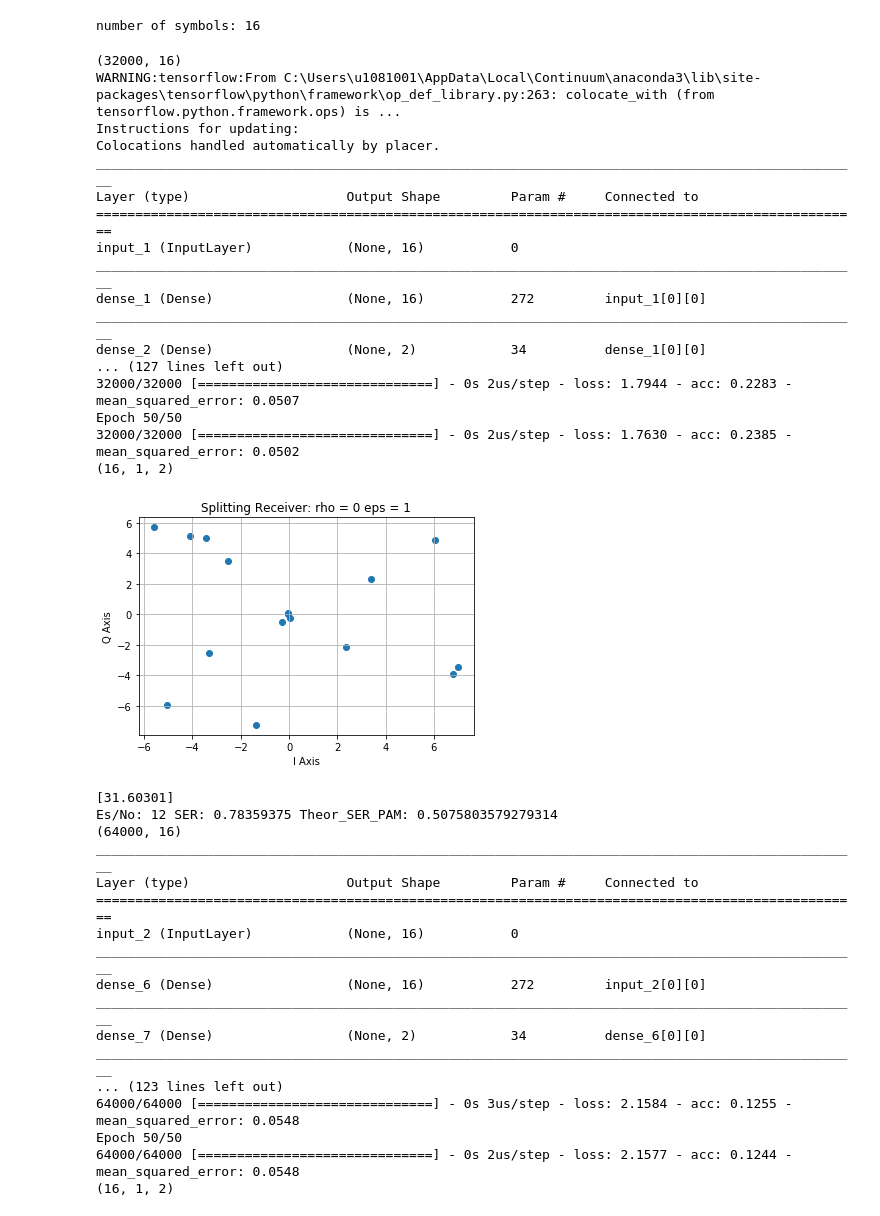
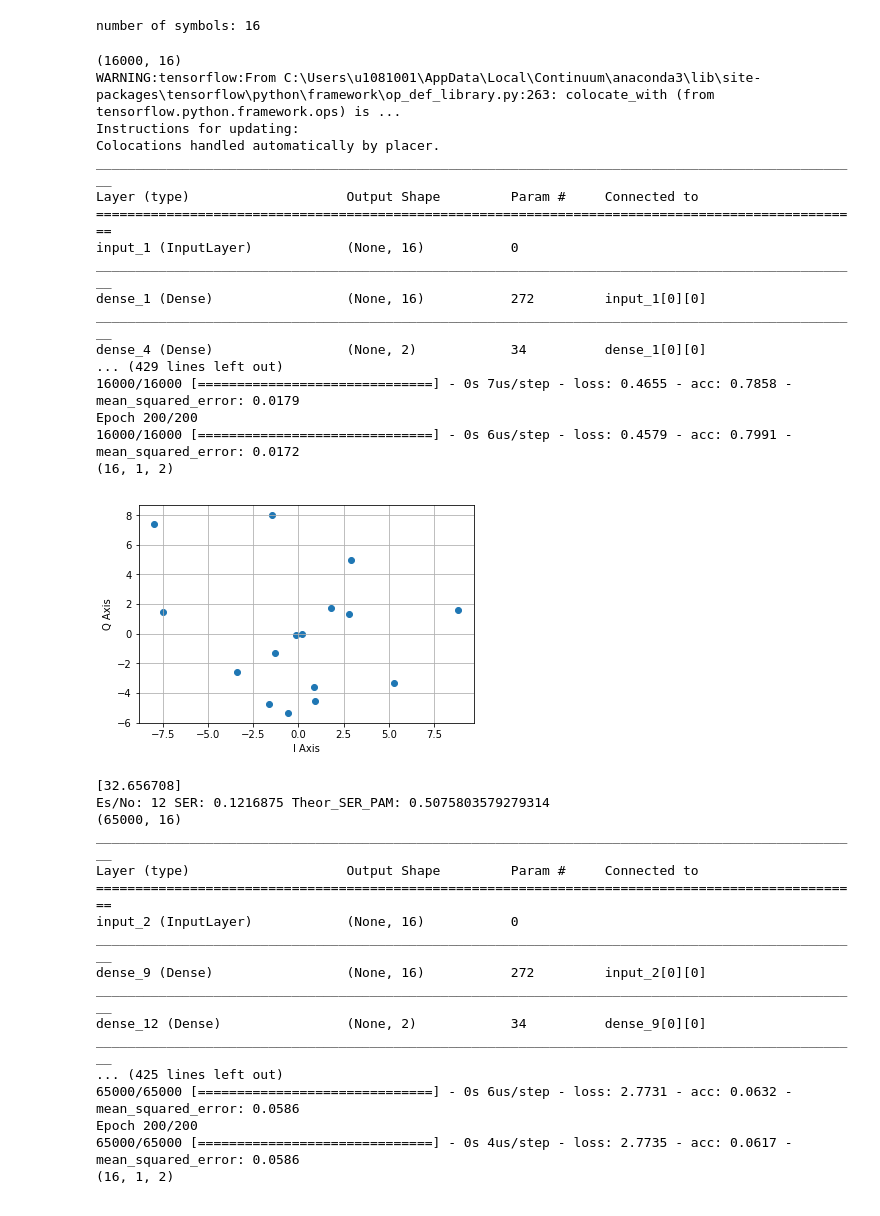
Before and after one commit to keerthisuresh/ANU, a Jupyter notebook: SplittingRx_Rho0_11.ipynb, the cells around one changed output. Drawn from its saved outputs; the diff is of its cells as text; code cells hidden in the pictures.

```diff
--- a/SplittingRx_Rho0_11.ipynb
+++ b/SplittingRx_Rho0_11.ipynb
@@ -64,7 +64,7 @@ print('number of symbols:',M)
 # %% [output]
 number of symbols: 16
 # %%
-def set_up_train_nn(P,EsNodB):
+def set_up_train_nn(P):
     label = np.random.randint(M,size=N)
 
     # creating one hot encoded vectors
@@ -80,28 +80,26 @@ def set_up_train_nn(P,EsNodB):
 
 
     # Defined Autoencoder
-    batch_size = 4096*2
+    batch_size = 4096
 
     # Transmitter Layers
     input_signal = Input(shape=(M,))
     encoded = Dense(M, activation='relu')(input_signal)
+    encoded2 = Dense(8, activation='relu')(encoded)
+    encoded2 = Dense(4, activation='relu')(encoded)
     encoded2 = Dense(2*n_channel, activation='linear')(encoded)
 
     # Normalize Power
     encoded3 = BatchNormalization(momentum=0,epsilon=1e-6,center=False,scale=False,axis=1)(encoded2)
     encoded3 = Lambda(lambda x: x*np.sqrt(P/2))(encoded3)
 
-    #adding channel noise
-    encoded4 = Lambda(lambda x: x+K.random_normal_variable((32768*2,2), 0,np.sqrt(0.5))[0:tf.shape(x)[0],:])(encoded3)
-
-
     # Slicing into CD and PD data, and applying noise
 
-    cd_data = Lambda(lambda x: np.sqrt(rho)*np.sqrt(eps)*x)(encoded4)
+    cd_data = Lambda(lambda x: np.sqrt(rho)*np.sqrt(eps)*x)(encoded3)
     cd_data = Lambda(lambda x: x+K.random_normal_variable((32768*2,2), 0,np.sqrt(0.5))[0:tf.shape(x)[0],:])(cd_data)
 
 
-    pd_data = Lambda(lambda x: K.expand_dims((1-rho)*eta*eps*K.sum(K.square(x),axis=1),axis=1))(encoded4)
+    pd_data = Lambda(lambda x: K.expand_dims((1-rho)*eta*eps*K.sum(K.square(x),axis=1),axis=1))(encoded3)
     pd_data = Lambda(lambda x: x+K.random_normal_variable((32768*2,1), 0,np.sqrt(1))[0:tf.shape(x)[0]])(pd_data)
 
     #combining the split data to feed the decoder
@@ -113,12 +111,13 @@ def set_up_train_nn(P,EsNodB):
 
 
     # Reciever Layer
-    decoded = Dense(8, activation='relu')(data_split)
-    decoded = Dense(M, activation='relu')(data_split)
+    decoded = Dense(2, activation='linear')(data_split)
+    decoded = Dense(4, activation='relu')(decoded)
+    decoded = Dense(8, activation='relu')(decoded)
     decoded1 = Dense(M, activation='softmax')(decoded)
     autoencoder = Model(input_signal, decoded1)
 
-    adam = Adam(lr=0.2)
+    adam = Adam(lr=0.075)
     sgd = SGD(lr=0.5)
     autoencoder.compile(optimizer=adam, loss='categorical_crossentropy',metrics=['accuracy','mse'])
 
@@ -127,7 +126,7 @@ def set_up_train_nn(P,EsNodB):
 
     # traning auto encoder
     autoencoder.fit(data, data,
-                    epochs=50,
+                    epochs=200,
                     batch_size=batch_size)
 
     # making encoder from full autoencoder
@@ -160,7 +159,7 @@ def set_up_train_nn(P,EsNodB):
     return autoencoder
 # %%
 EsNodB_range = [12,14,16,20,25,26]
-N_array=[32000,64000,128000,256000,512000,512000]
+N_array=[16000,65000,55000,16000,14000,15000]
 ser = [None]*len(EsNodB_range)
 theor_ser_qam = [None]*len(EsNodB_range)
 theor_ser = [None]*len(EsNodB_range)
@@ -176,7 +175,7 @@ for n in range(0,len(EsNodB_range)):
     N=N_array[n]
 
 
-    autoencoder = set_up_train_nn(P,EsNodB_range[n])
+    autoencoder = set_up_train_nn(P)
 
     # generating data for checking SER
     test_label = np.random.randint(M,size=N)
@@ -186,54 +185,54 @@ for n in range(0,len(EsNodB_range)):
         temp = np.zeros(M)
         temp[i] = 1
         test_data.append(temp)
 
     test_data = np.array(test_data)
 
     pred_final_signal = autoencoder.predict(test_data)
 
     pred_output = np.argmax(pred_final_signal,axis=1)
     no_errors = (pred_output != test_label)
     no_errors =  no_errors.astype(int).sum()
     ser[n] = no_errors / N
 
     P_sqrtM = 0.75*special.erfc(np.sqrt(EsNo/10))
     theor_ser_qam[n] = 1-(1-P_sqrtM)**2
     theor_ser[n] = (15/16)*special.erfc(np.sqrt(EsNo/85))
 
     print ('Es/No:',EsNodB_range[n],'SER:',ser[n],'Theor_SER_PAM:',theor_ser[n])
 # %% [output]
-(32000, 16)
+(16000, 16)
 WARNING:tensorflow:From C:\Users\u1081001\AppData\Local\Continuum\anaconda3\lib\site-packages\tensorflow\python\framework\op_def_library.py:263: colocate_with (from tensorflow.python.framework.ops) is ...
 Instructions for updating:
 Colocations handled automatically by placer.
 __________________________________________________________________________________________________
 Layer (type)                    Output Shape         Param #     Connected to
 ==================================================================================================
 input_1 (InputLayer)            (None, 16)           0
 __________________________________________________________________________________________________
 dense_1 (Dense)                 (None, 16)           272         input_1[0][0]
 __________________________________________________________________________________________________
-dense_2 (Dense)                 (None, 2)            34          dense_1[0][0]
-... (127 lines left out)
-32000/32000 [==============================] - 0s 2us/step - loss: 1.7944 - acc: 0.2283 - mean_squared_error: 0.0507
-Epoch 50/50
-32000/32000 [==============================] - 0s 2us/step - loss: 1.7630 - acc: 0.2385 - mean_squared_error: 0.0502
+dense_4 (Dense)                 (None, 2)            34          dense_1[0][0]
+... (429 lines left out)
+16000/16000 [==============================] - 0s 7us/step - loss: 0.4655 - acc: 0.7858 - mean_squared_error: 0.0179
+Epoch 200/200
+16000/16000 [==============================] - 0s 6us/step - loss: 0.4579 - acc: 0.7991 - mean_squared_error: 0.0172
 (16, 1, 2)
-[figure, old version]
+[figure, new version]
-[31.60301]
-Es/No: 12 SER: 0.78359375 Theor_SER_PAM: 0.5075803579279314
-(64000, 16)
+[32.656708]
+Es/No: 12 SER: 0.1216875 Theor_SER_PAM: 0.5075803579279314
+(65000, 16)
 __________________________________________________________________________________________________
 Layer (type)                    Output Shape         Param #     Connected to
 ==================================================================================================
 input_2 (InputLayer)            (None, 16)           0
 __________________________________________________________________________________________________
-dense_6 (Dense)                 (None, 16)           272         input_2[0][0]
+dense_9 (Dense)                 (None, 16)           272         input_2[0][0]
 __________________________________________________________________________________________________
-dense_7 (Dense)                 (None, 2)            34          dense_6[0][0]
+dense_12 (Dense)                (None, 2)            34          dense_9[0][0]
 __________________________________________________________________________________________________
-... (123 lines left out)
-64000/64000 [==============================] - 0s 3us/step - loss: 2.1584 - acc: 0.1255 - mean_squared_error: 0.0548
-Epoch 50/50
-64000/64000 [==============================] - 0s 2us/step - loss: 2.1577 - acc: 0.1244 - mean_squared_error: 0.0548
+... (425 lines left out)
+65000/65000 [==============================] - 0s 6us/step - loss: 2.7731 - acc: 0.0632 - mean_squared_error: 0.0586
+Epoch 200/200
+65000/65000 [==============================] - 0s 4us/step - loss: 2.7735 - acc: 0.0617 - mean_squared_error: 0.0586
 (16, 1, 2)
```
Also changed, not shown: parts of 3 cells of this notebook, 6 other files.
